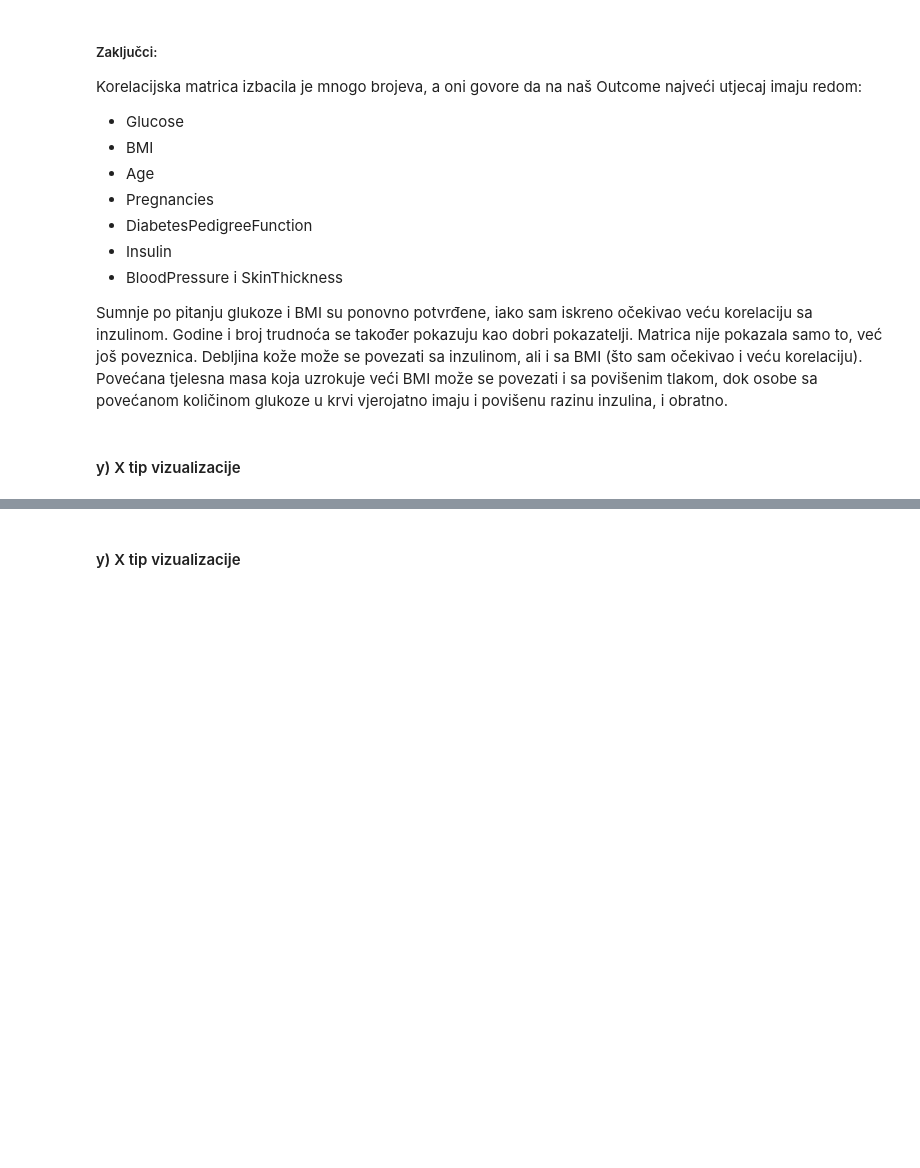
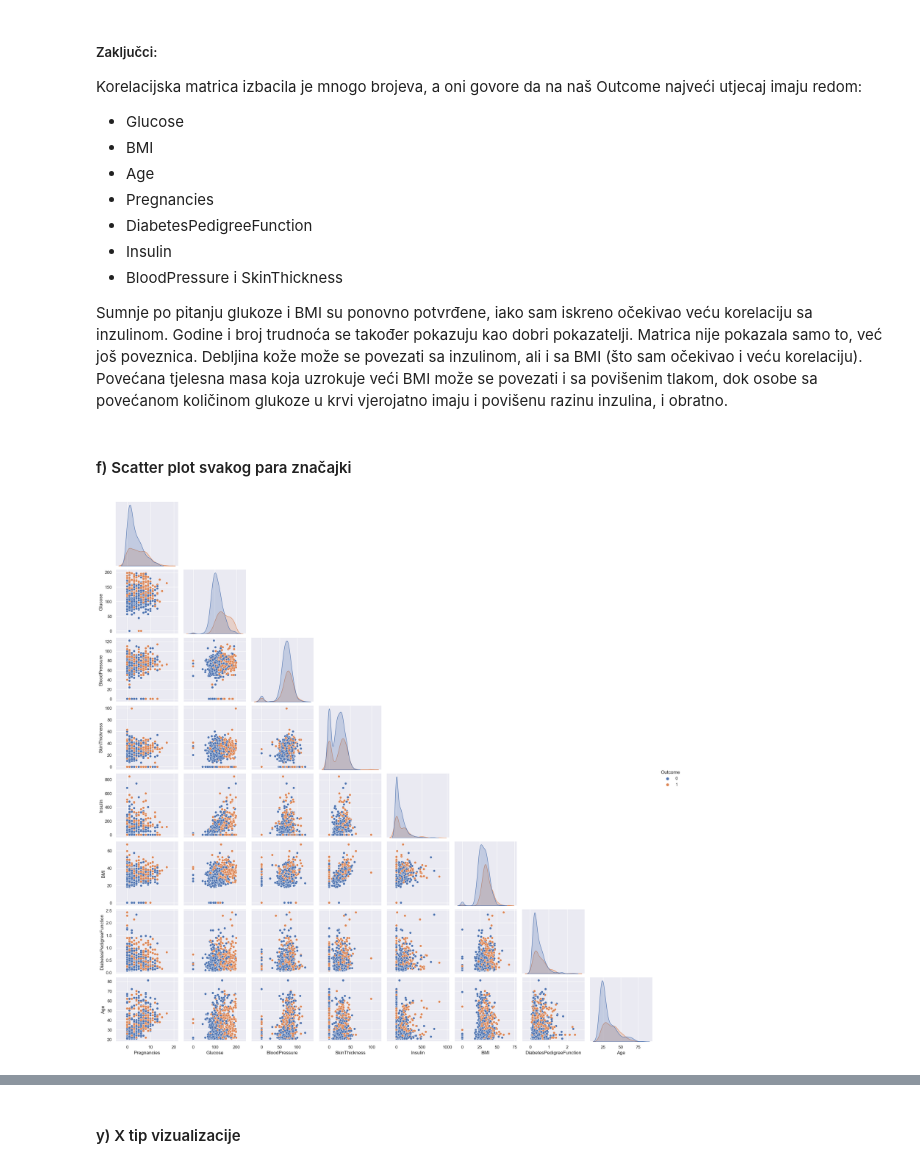
Before and after one commit to karloboros/UZOP_projekt, a Jupyter notebook: Data_visualization.ipynb, the cells around one changed output, grey strips where cells are left out. Drawn from its saved outputs; the diff is of its cells as text; code cells hidden in the pictures; blank space fills up the shorter version.

Commit message:
pair plot of all features with conclusion

```diff
--- a/Data_visualization.ipynb
+++ b/Data_visualization.ipynb
@@ -325,4 +325,10 @@ Korelacijska matrica izbacila je mnogo brojeva, a oni govore da na naš Outcome
 Sumnje po pitanju glukoze i BMI su ponovno potvrđene, iako sam iskreno očekivao veću korelaciju sa inzulinom. Godine i broj trudnoća se također pokazuju kao dobri pokazatelji.
 Matrica nije pokazala samo to, već još poveznica. Debljina kože može se povezati sa inzulinom, ali i sa BMI (što sam očekivao i veću korelaciju). Povećana tjelesna masa koja uzrokuje veći BMI može se povezati i sa povišenim tlakom, dok osobe sa povećanom količinom glukoze u krvi vjerojatno imaju i povišenu razinu inzulina, i obratno.
 # %% [markdown]
-#### y) X tip vizualizacije
+#### f) Scatter plot svakog para značajki
+# %%
+sns.set(rc={'figure.figsize':(25,15)})
+sns.pairplot(data, hue="Outcome", corner=True)
+plt.show()
+# %% [output]
+[figure, added]
```
Also changed, not shown: parts of 1 cell of this notebook.
